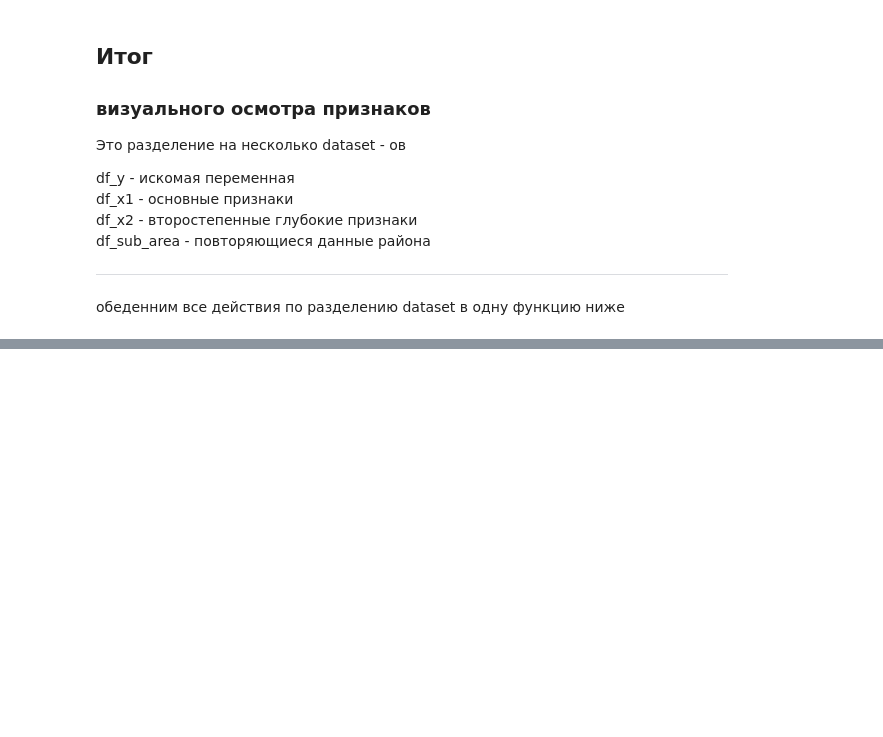
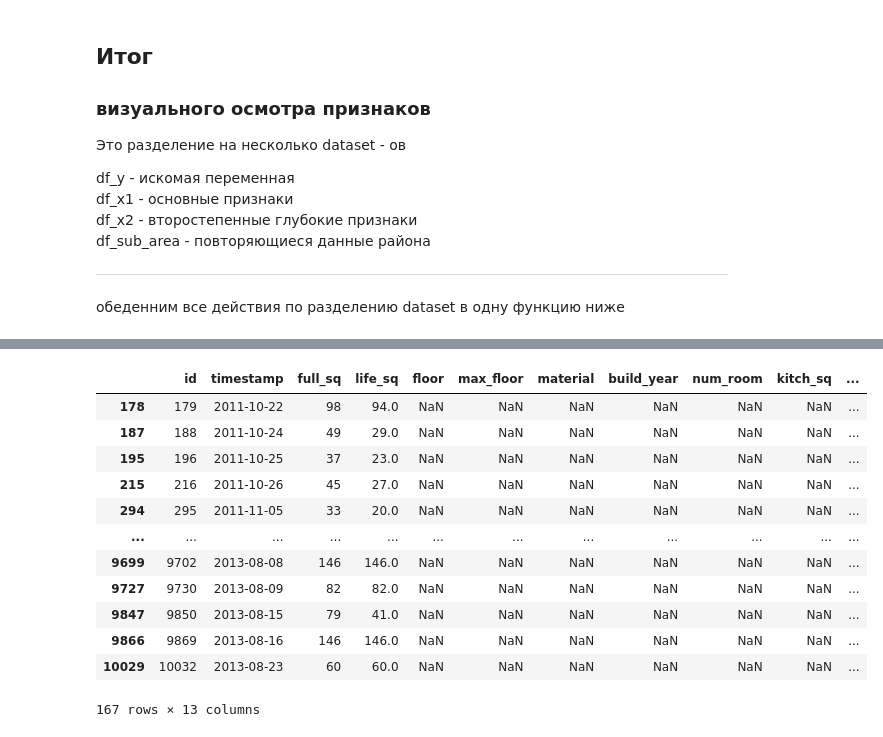
Before and after one commit to warshtayner/moscow_apartments, a Jupyter notebook: EDA.ipynb, the cells around one changed output, grey strips where cells are left out. Drawn from its saved outputs; the diff is of its cells as text; code cells hidden in the pictures; blank space fills up the shorter version.

```diff
--- a/EDA.ipynb
+++ b/EDA.ipynb
@@ -149,0 +215,17 @@ df_sub_area
+# %%
+#167 значений - заполнить!
+df_x1[df_x1['floor'].isna()]
+# %% [output]
+|  | id | timestamp | full_sq | life_sq | floor | max_floor | material | build_year | num_room | kitch_sq | ... |
+| 178 | 179 | 2011-10-22 | 98 | 94.0 | NaN | NaN | NaN | NaN | NaN | NaN | ... |
+| 187 | 188 | 2011-10-24 | 49 | 29.0 | NaN | NaN | NaN | NaN | NaN | NaN | ... |
+| 195 | 196 | 2011-10-25 | 37 | 23.0 | NaN | NaN | NaN | NaN | NaN | NaN | ... |
+| 215 | 216 | 2011-10-26 | 45 | 27.0 | NaN | NaN | NaN | NaN | NaN | NaN | ... |
+| 294 | 295 | 2011-11-05 | 33 | 20.0 | NaN | NaN | NaN | NaN | NaN | NaN | ... |
+| ... | ... | ... | ... | ... | ... | ... | ... | ... | ... | ... | ... |
+| 9699 | 9702 | 2013-08-08 | 146 | 146.0 | NaN | NaN | NaN | NaN | NaN | NaN | ... |
+| 9727 | 9730 | 2013-08-09 | 82 | 82.0 | NaN | NaN | NaN | NaN | NaN | NaN | ... |
+| 9847 | 9850 | 2013-08-15 | 79 | 41.0 | NaN | NaN | NaN | NaN | NaN | NaN | ... |
+| 9866 | 9869 | 2013-08-16 | 146 | 146.0 | NaN | NaN | NaN | NaN | NaN | NaN | ... |
+| 10029 | 10032 | 2013-08-23 | 60 | 60.0 | NaN | NaN | NaN | NaN | NaN | NaN | ... |
+167 rows × 13 columns
```
Also changed, not shown: parts of 10 cells of this notebook.
